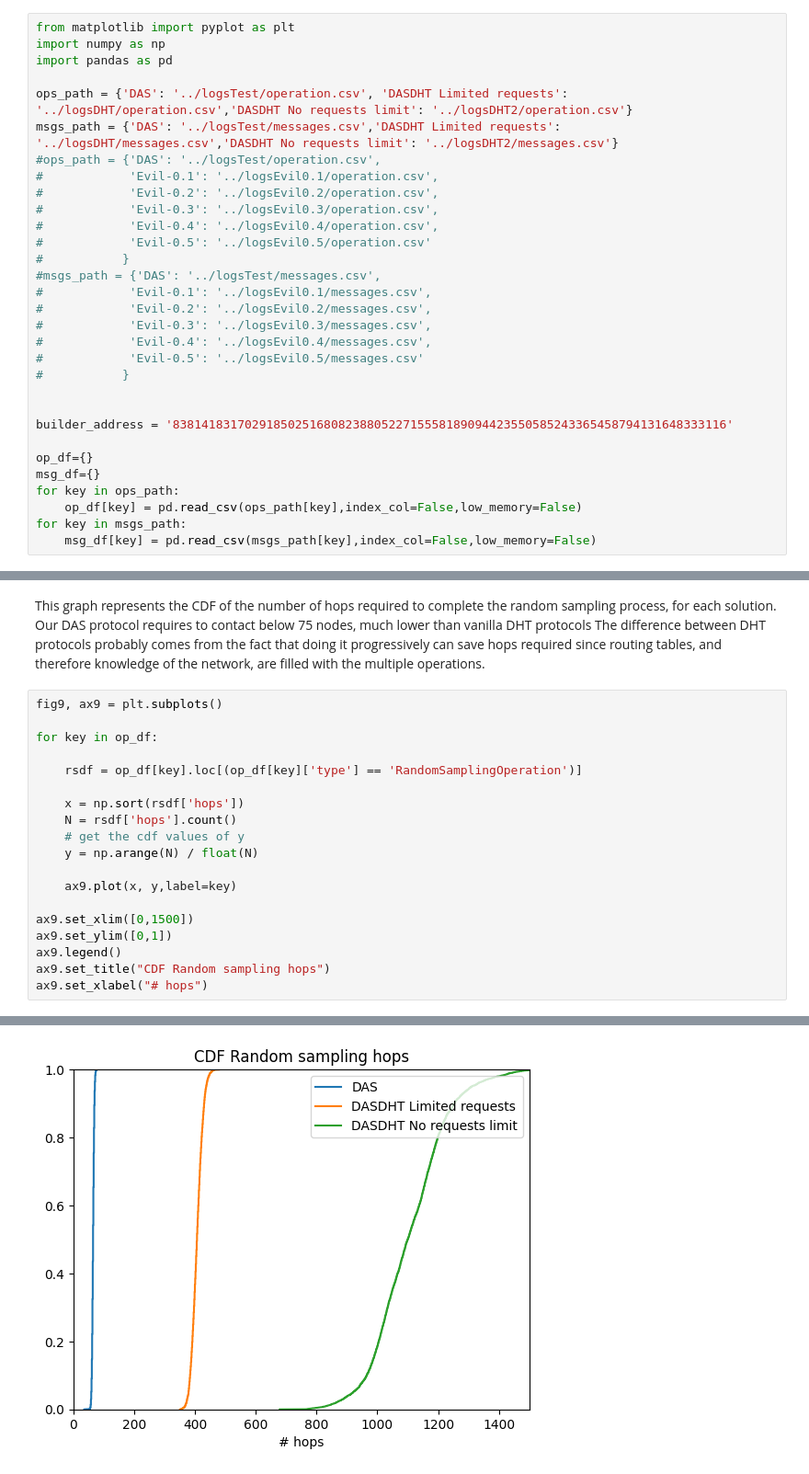
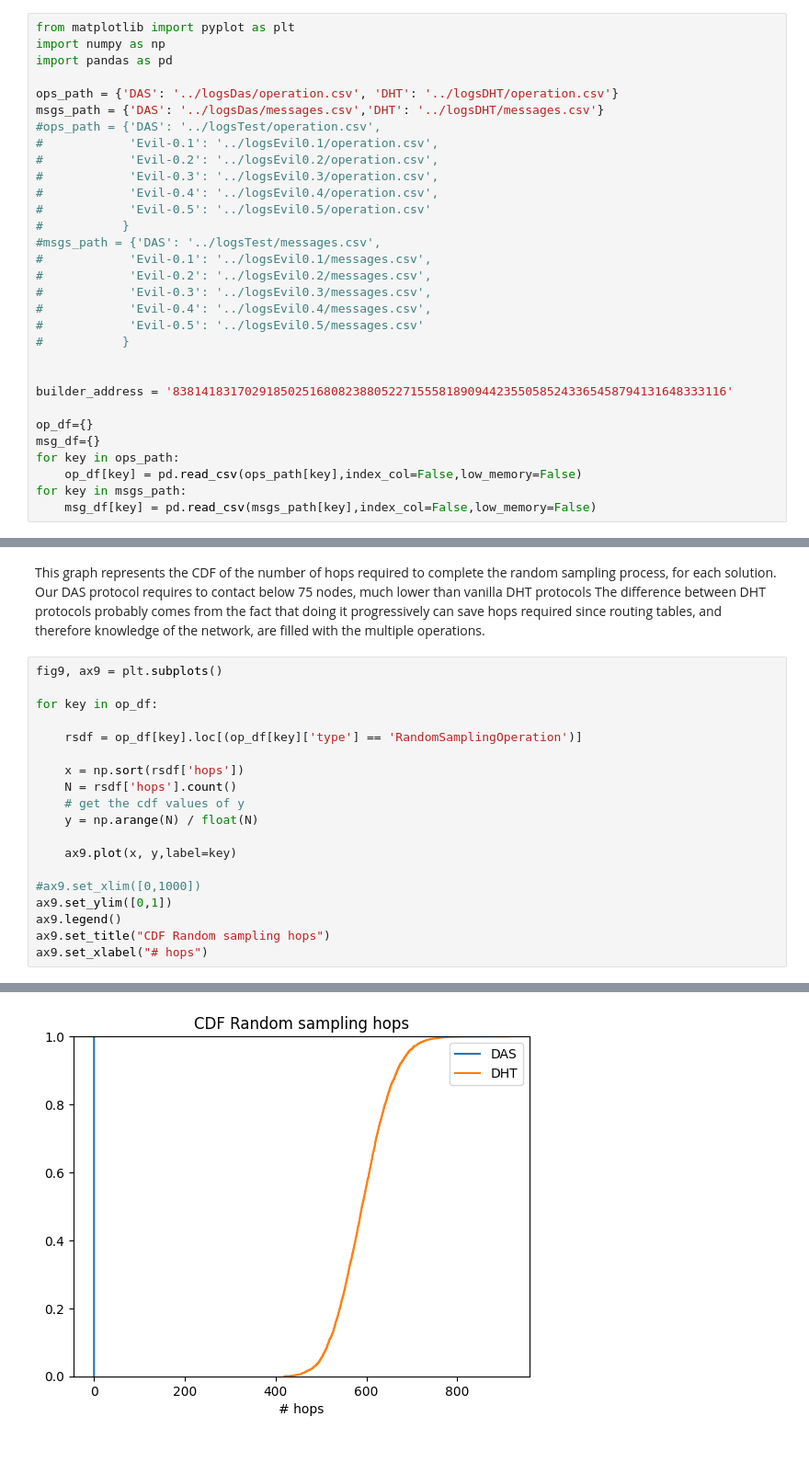
Before and after one commit to datahop/kademlia-simulator, a Jupyter notebook: simulator/python/analysis_vs_vanilladht.ipynb, the cells around one changed output, grey strips where cells are left out. Shown: that part at 92% size. Cells and saved outputs as stored; diff of their text form.

```diff
--- a/simulator/python/analysis_vs_vanilladht.ipynb
+++ b/simulator/python/analysis_vs_vanilladht.ipynb
@@ -67,8 +67,8 @@ from matplotlib import pyplot as plt
 import numpy as np
 import pandas as pd
 
-ops_path = {'DAS': '../logsTest/operation.csv', 'DASDHT Limited requests': '../logsDHT/operation.csv','DASDHT No requests limit': '../logsDHT2/operation.csv'}
-msgs_path = {'DAS': '../logsTest/messages.csv','DASDHT Limited requests': '../logsDHT/messages.csv','DASDHT No requests limit': '../logsDHT2/messages.csv'}
+ops_path = {'DAS': '../logsDas/operation.csv', 'DHT': '../logsDHT/operation.csv'}
+msgs_path = {'DAS': '../logsDas/messages.csv','DHT': '../logsDHT/messages.csv'}
 #ops_path = {'DAS': '../logsTest/operation.csv',
 #            'Evil-0.1': '../logsEvil0.1/operation.csv',
 #            'Evil-0.2': '../logsEvil0.2/operation.csv',
@@ -270,25 +270,25 @@ The difference between DHT protocols probably comes from the fact that doing it
 # %%
 fig9, ax9 = plt.subplots()
 
 for key in op_df:
 
     rsdf = op_df[key].loc[(op_df[key]['type'] == 'RandomSamplingOperation')]
 
     x = np.sort(rsdf['hops'])
     N = rsdf['hops'].count()
     # get the cdf values of y
     y = np.arange(N) / float(N)
 
     ax9.plot(x, y,label=key)
 
-ax9.set_xlim([0,1500])
+#ax9.set_xlim([0,1000])
 ax9.set_ylim([0,1])
 ax9.legend()
 ax9.set_title("CDF Random sampling hops")
 ax9.set_xlabel("# hops")
 # %% [output]
 Text(0.5, 0, '# hops')
-[figure, old version]
+[figure, new version]
 # %%
 fig6, ax6 = plt.subplots()
 
```
Also changed, not shown: parts of 8 cells of this notebook, 1 other file.
